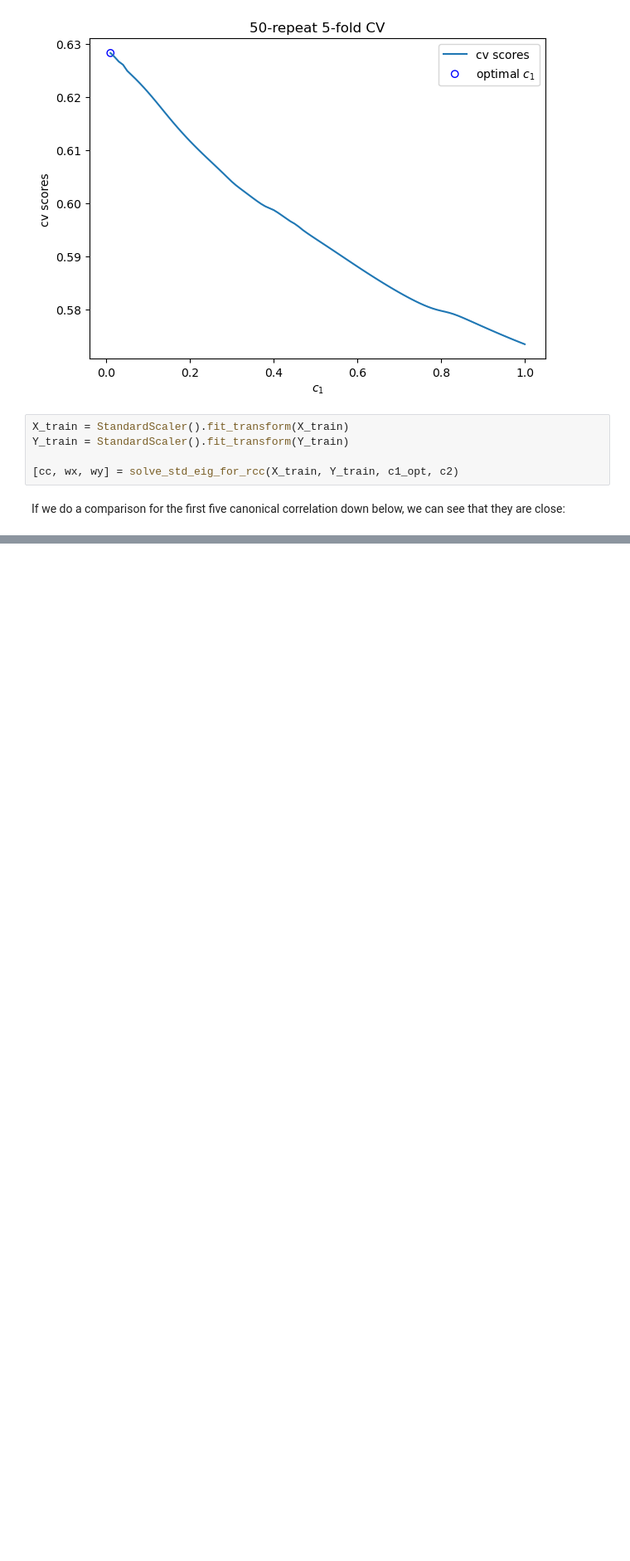
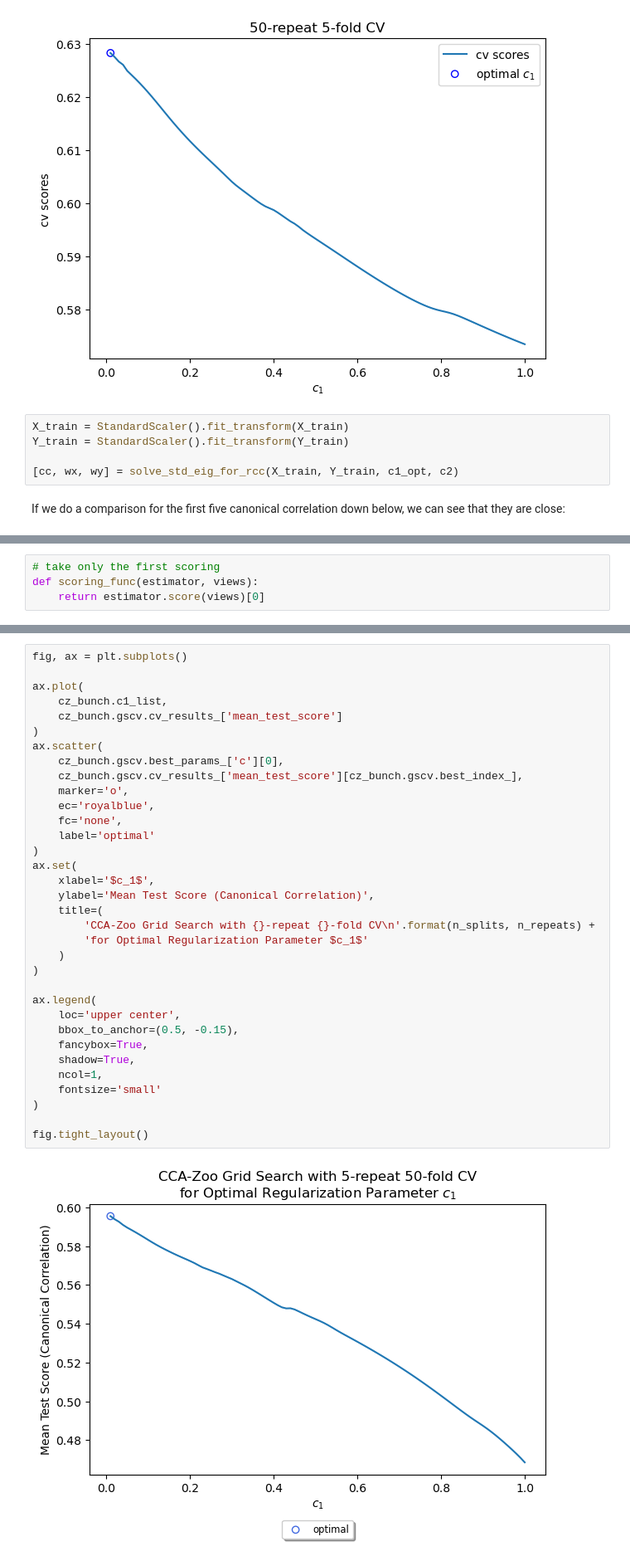
Before and after one commit to Chao8219/scikit_learn_showcase, a Jupyter notebook: jupyter_notebooks/CCA/ex_repro/chap_3_rCCA_examples.ipynb, the cells around one changed output, grey strips where cells are left out. Shown at 83% size. Drawn from its saved outputs; the diff is of its cells as text; blank space fills up the shorter version.

```diff
--- a/jupyter_notebooks/CCA/ex_repro/chap_3_rCCA_examples.ipynb
+++ b/jupyter_notebooks/CCA/ex_repro/chap_3_rCCA_examples.ipynb
@@ -213,0 +216,4 @@ CC computed:
+# %%
+# take only the first scoring
+def scoring_func(estimator, views):
+    return estimator.score(views)[0]
@@ -213,0 +254,36 @@ CC computed:
+# %%
+fig, ax = plt.subplots()
+
+ax.plot(
+    cz_bunch.c1_list,
+    cz_bunch.gscv.cv_results_['mean_test_score']
+)
+ax.scatter(
+    cz_bunch.gscv.best_params_['c'][0],
+    cz_bunch.gscv.cv_results_['mean_test_score'][cz_bunch.gscv.best_index_],
+    marker='o',
+    ec='royalblue',
+    fc='none',
+    label='optimal'
+)
+ax.set(
+    xlabel='$c_1$',
+    ylabel='Mean Test Score (Canonical Correlation)',
+    title=(
+        'CCA-Zoo Grid Search with {}-repeat {}-fold CV\n'.format(n_splits, n_repeats) +
+        'for Optimal Regularization Parameter $c_1$'
+    )
+)
+
+ax.legend(
+    loc='upper center',
+    bbox_to_anchor=(0.5, -0.15),
+    fancybox=True,
+    shadow=True,
+    ncol=1,
+    fontsize='small'
+)
+
+fig.tight_layout()
+# %% [output]
+[figure, added]
```
Also changed, not shown: parts of 6 cells of this notebook.
